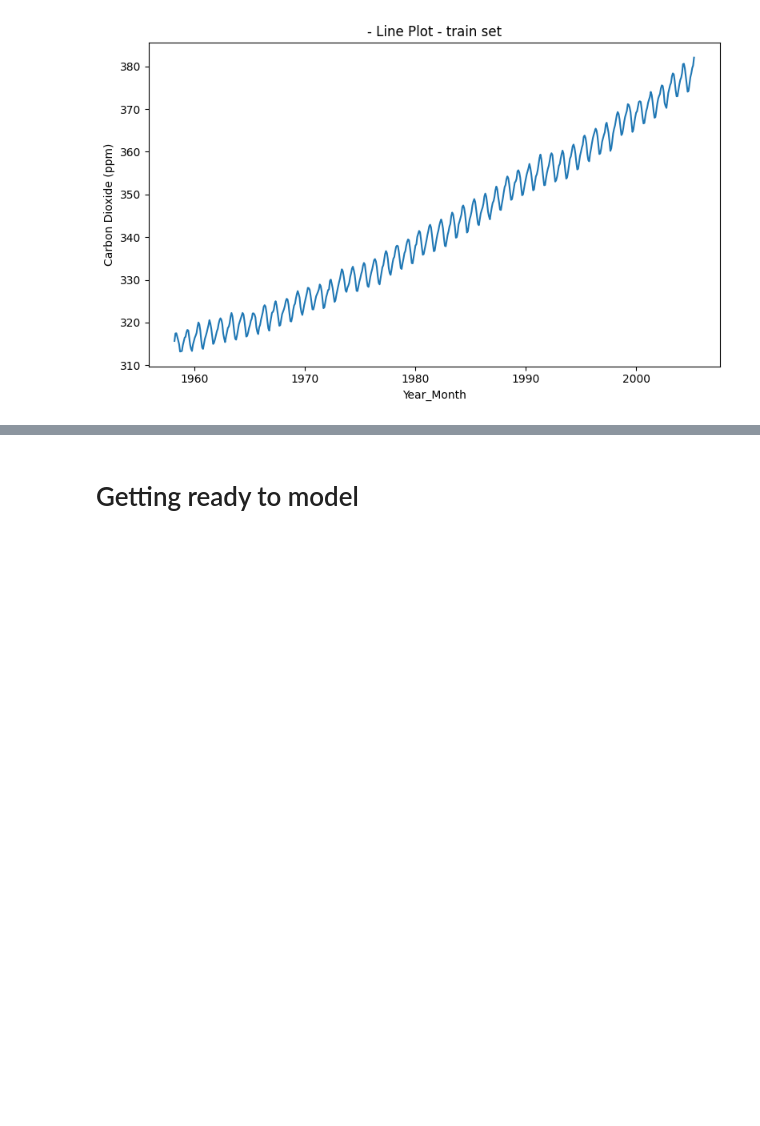
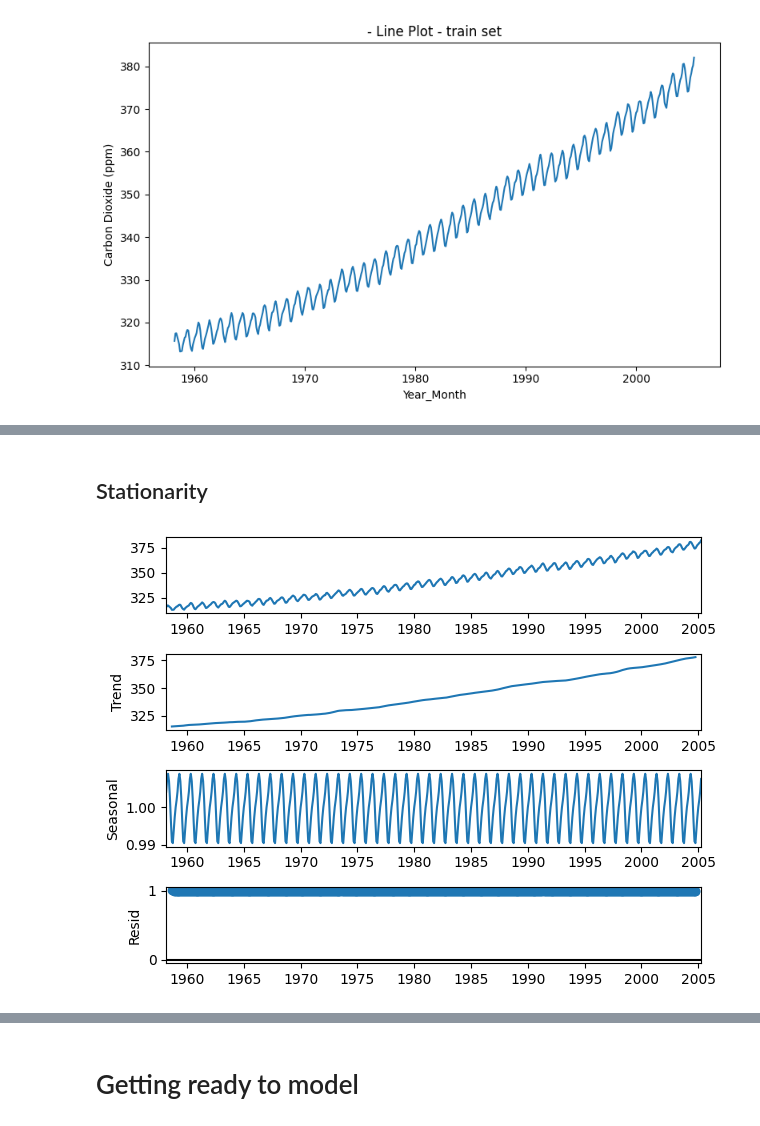
Before and after one commit to thcarole1/Carbon_Dioxide_Levels_in_Atmosphere, a Jupyter notebook: notebooks/Carbon dioxide levels prediction_SIMPLE.ipynb, the cells around one changed output, grey strips where cells are left out. Cells and saved outputs as stored; diff of their text form; code cells hidden in the pictures; blank space fills up the shorter version.

```diff
--- a/notebooks/Carbon dioxide levels prediction_SIMPLE.ipynb
+++ b/notebooks/Carbon dioxide levels prediction_SIMPLE.ipynb
@@ -594,0 +639,8 @@ plot_time_series(data = train, y = "Carbon Dioxide (ppm)", title = "train set")
+# %% [markdown]
+## Stationarity
+# %%
+# Multiplicative Decomposition (y = Trend * Seasonal * Residuals)
+result_mul = seasonal_decompose(train, model='multiplicative')
+result_mul.plot();
+# %% [output]
+[figure, added]
```
Also changed, not shown: parts of 41 cells of this notebook.
